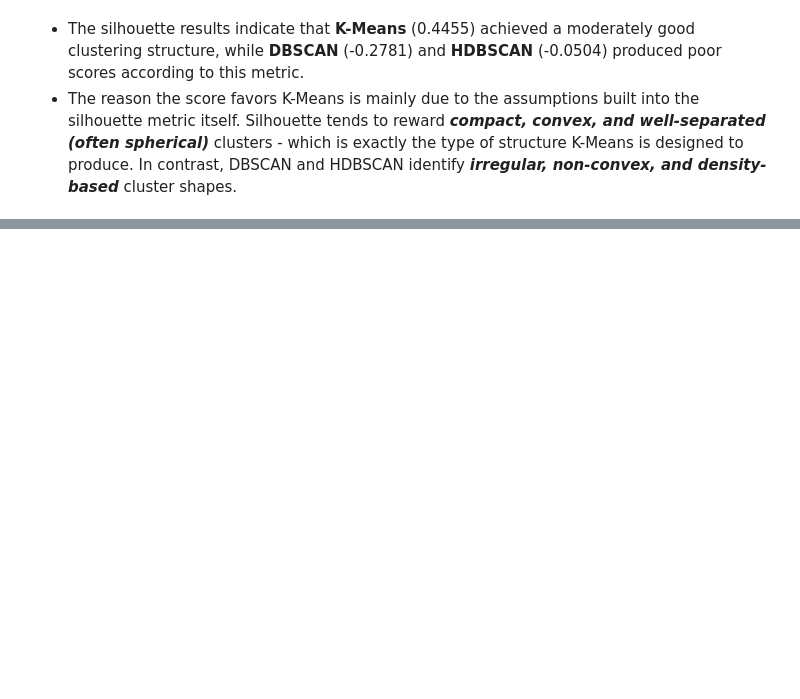
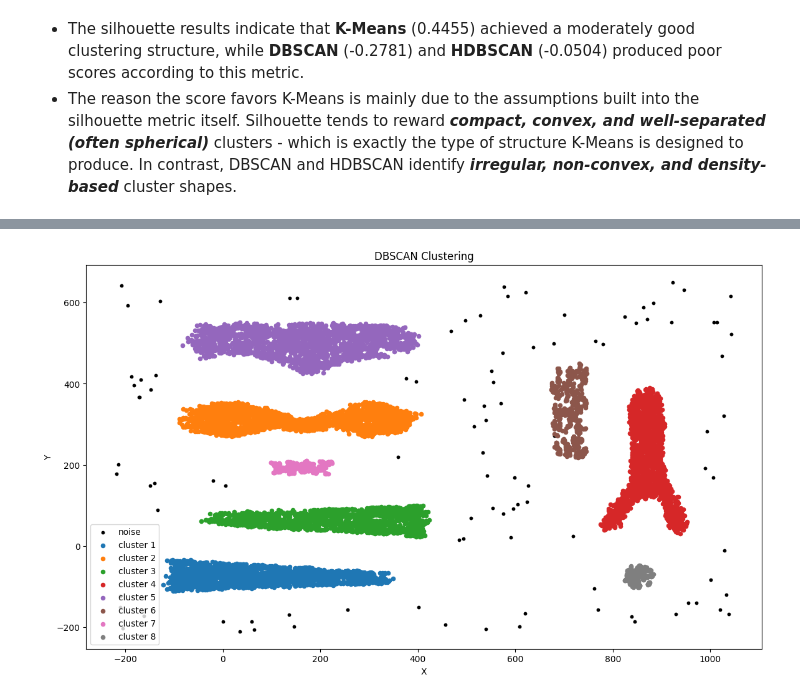
Before and after one commit to Leoul39/clustering-algorithms, a Jupyter notebook: plot.ipynb, the cells around one changed output, grey strips where cells are left out. Saved outputs shown, nothing was run; the diff lists cells and outputs as text; code cells hidden in the pictures; blank space fills up the shorter version.

```diff
--- a/plot.ipynb
+++ b/plot.ipynb
@@ -127,0 +148,5 @@ The silhouette score for hdbscan: -0.0504
+# %%
+dbscan_labels_2 = dbscan(X2, eps=15, min_pts=10)
+plot_clusters(X2, dbscan_labels_2, "DBSCAN Clustering")
+# %% [output]
+[figure, added]
```
Also changed, not shown: parts of 5 cells of this notebook.
